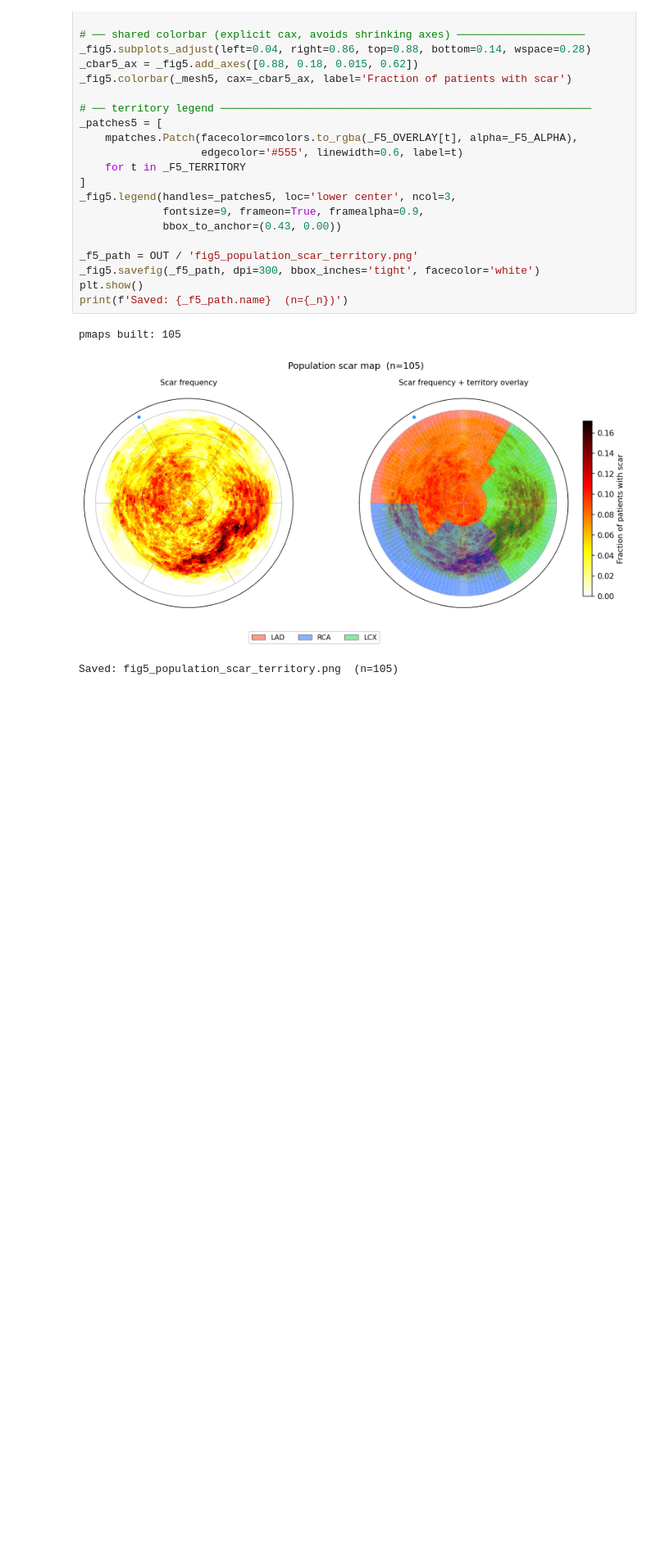
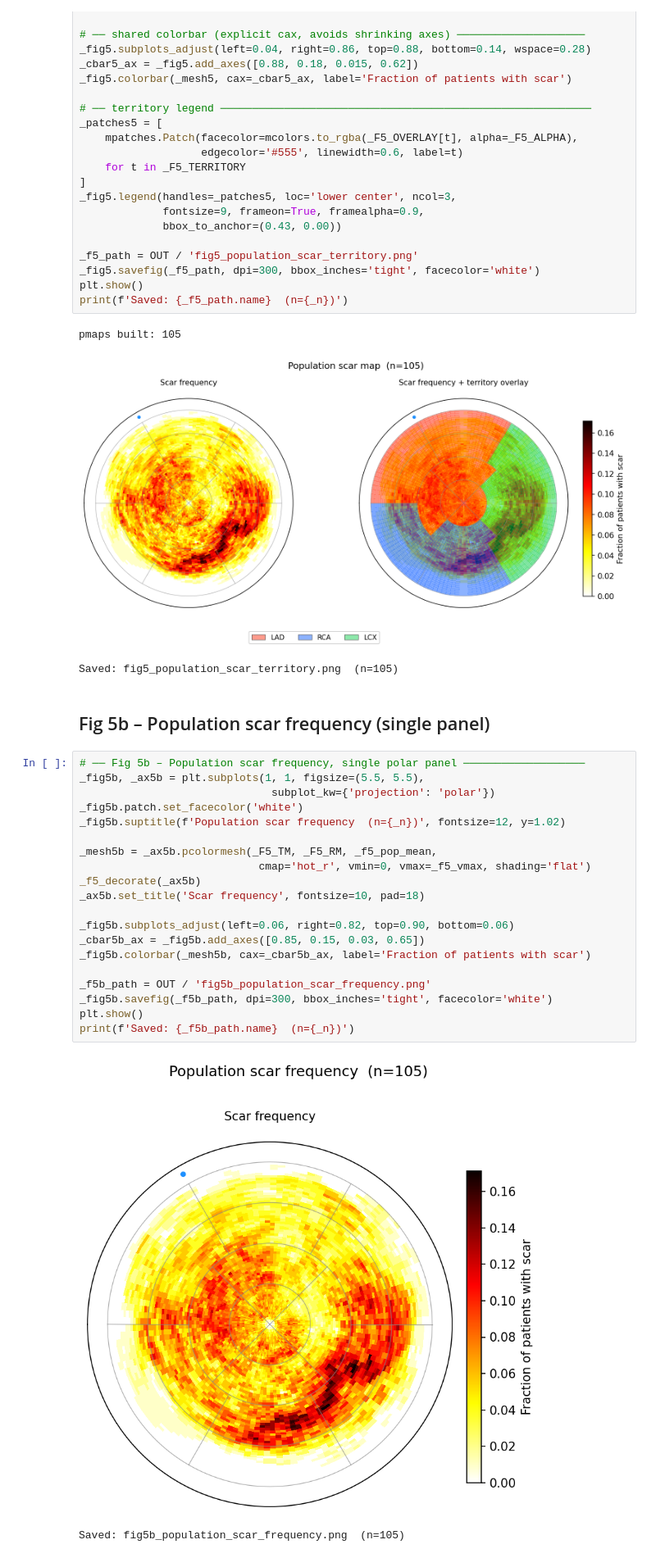
Before and after one commit to jcompanys/scar_tissue_that_I_wish_you_saw, a Jupyter notebook: lv-scar-segmentation/notebooks/F01_figures.ipynb, the cells around one changed output. Shown at 82% size. Drawn from its saved outputs; the diff is of its cells as text; blank space fills up the shorter version.

```diff
--- a/lv-scar-segmentation/notebooks/F01_figures.ipynb
+++ b/lv-scar-segmentation/notebooks/F01_figures.ipynb
@@ -1272,3 +1271,28 @@ print(f'Saved: {_f5_path.name}  (n={_n})')
 pmaps built: 105
 [figure]
 Saved: fig5_population_scar_territory.png  (n=105)
+# %% [markdown]
+## Fig 5b – Population scar frequency (single panel)
+# %%
+# ── Fig 5b – Population scar frequency, single polar panel ───────────────────
+_fig5b, _ax5b = plt.subplots(1, 1, figsize=(5.5, 5.5),
+                              subplot_kw={'projection': 'polar'})
+_fig5b.patch.set_facecolor('white')
+_fig5b.suptitle(f'Population scar frequency  (n={_n})', fontsize=12, y=1.02)
+
+_mesh5b = _ax5b.pcolormesh(_F5_TM, _F5_RM, _f5_pop_mean,
+                            cmap='hot_r', vmin=0, vmax=_f5_vmax, shading='flat')
+_f5_decorate(_ax5b)
+_ax5b.set_title('Scar frequency', fontsize=10, pad=18)
+
+_fig5b.subplots_adjust(left=0.06, right=0.82, top=0.90, bottom=0.06)
+_cbar5b_ax = _fig5b.add_axes([0.85, 0.15, 0.03, 0.65])
+_fig5b.colorbar(_mesh5b, cax=_cbar5b_ax, label='Fraction of patients with scar')
+
+_f5b_path = OUT / 'fig5b_population_scar_frequency.png'
+_fig5b.savefig(_f5b_path, dpi=300, bbox_inches='tight', facecolor='white')
+plt.show()
+print(f'Saved: {_f5b_path.name}  (n={_n})')
+# %% [output]
+[figure, added]
+Saved: fig5b_population_scar_frequency.png  (n=105)
```
Also changed, not shown: parts of 1 cell of this notebook, 31 other files.
